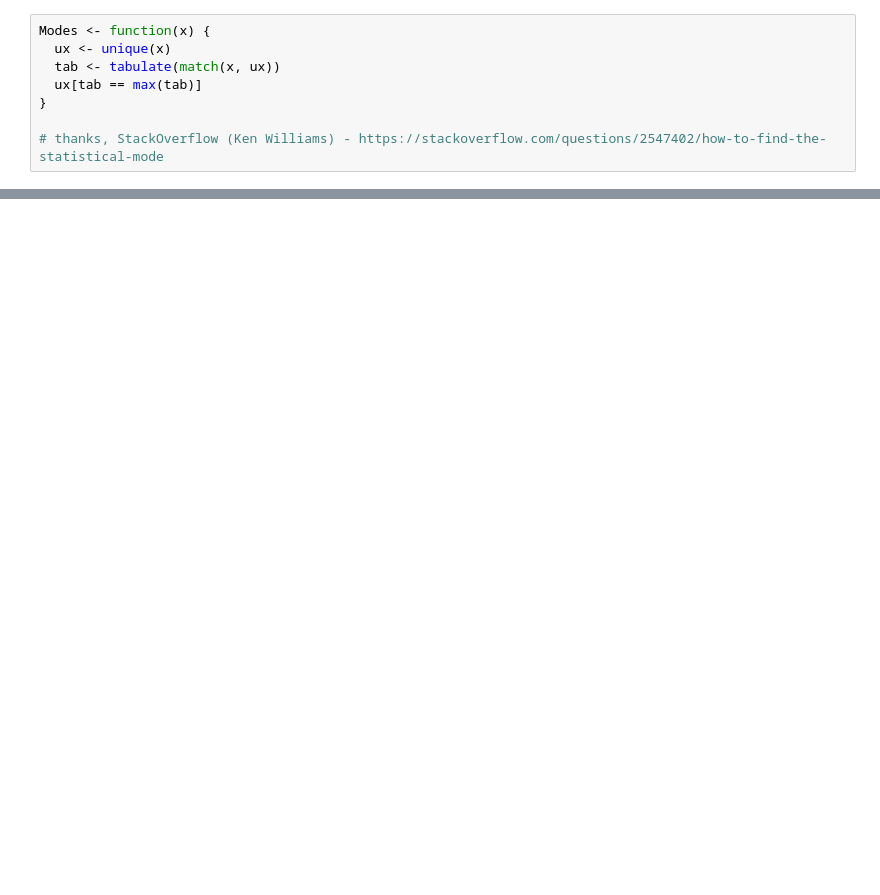
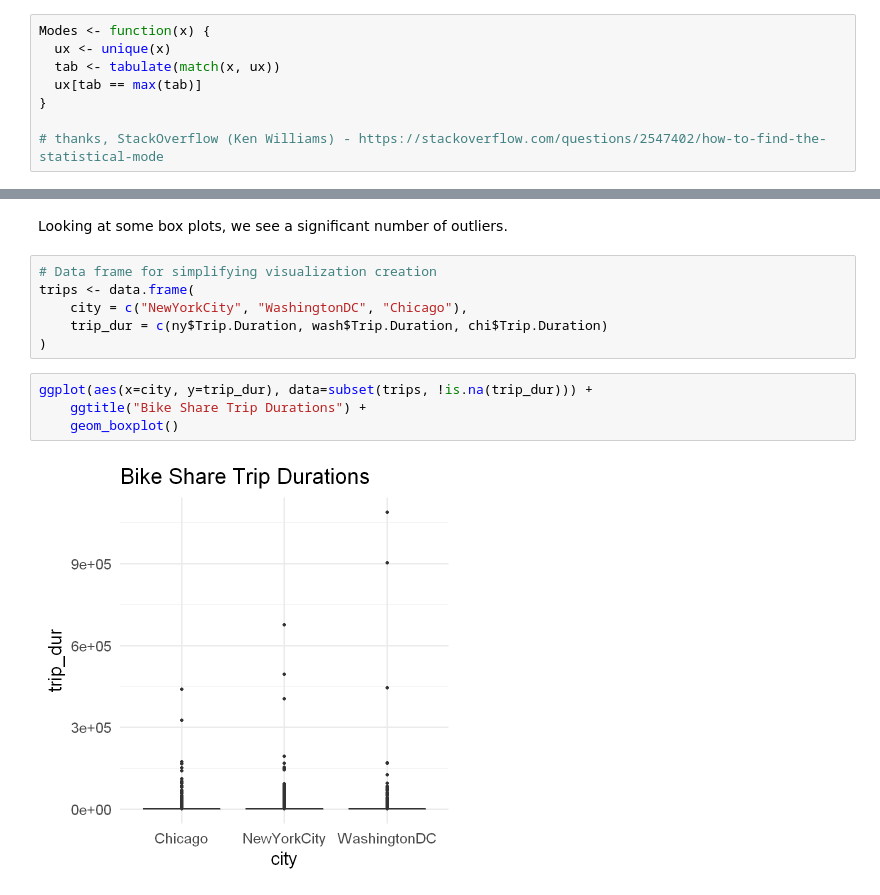
Before and after one commit to birbarino/R-Projects, a Jupyter notebook: intro-to-r/project/Explore_bikeshare_data.ipynb, the cells around one changed output, grey strips where cells are left out. Saved outputs shown, nothing was run; the diff lists cells and outputs as text; blank space fills up the shorter version.

```diff
--- a/intro-to-r/project/Explore_bikeshare_data.ipynb
+++ b/intro-to-r/project/Explore_bikeshare_data.ipynb
@@ -125,0 +184,14 @@ system('python -m nbconvert Explore_bikeshare_data.ipynb')
+# %% [markdown]
+Looking at some box plots, we see a significant number of outliers.
+# %%
+# Data frame for simplifying visualization creation
+trips <- data.frame(
+    city = c("NewYorkCity", "WashingtonDC", "Chicago"),
+    trip_dur = c(ny$Trip.Duration, wash$Trip.Duration, chi$Trip.Duration)
+)
+# %%
+ggplot(aes(x=city, y=trip_dur), data=subset(trips, !is.na(trip_dur))) +
+    ggtitle("Bike Share Trip Durations") +
+    geom_boxplot()
+# %% [output]
+[figure, added]
```
Also changed, not shown: parts of 46 cells of this notebook, 2 other files.
